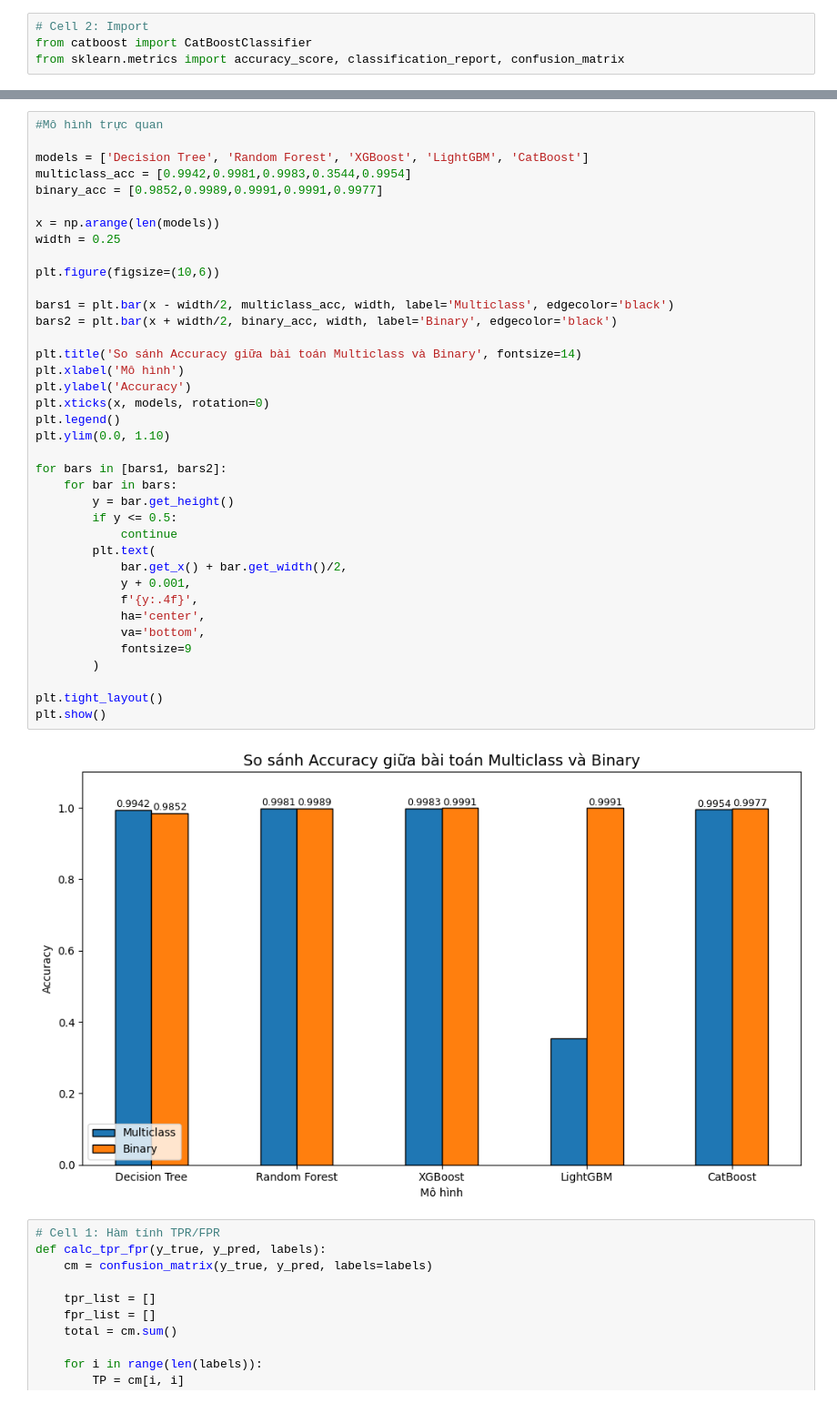
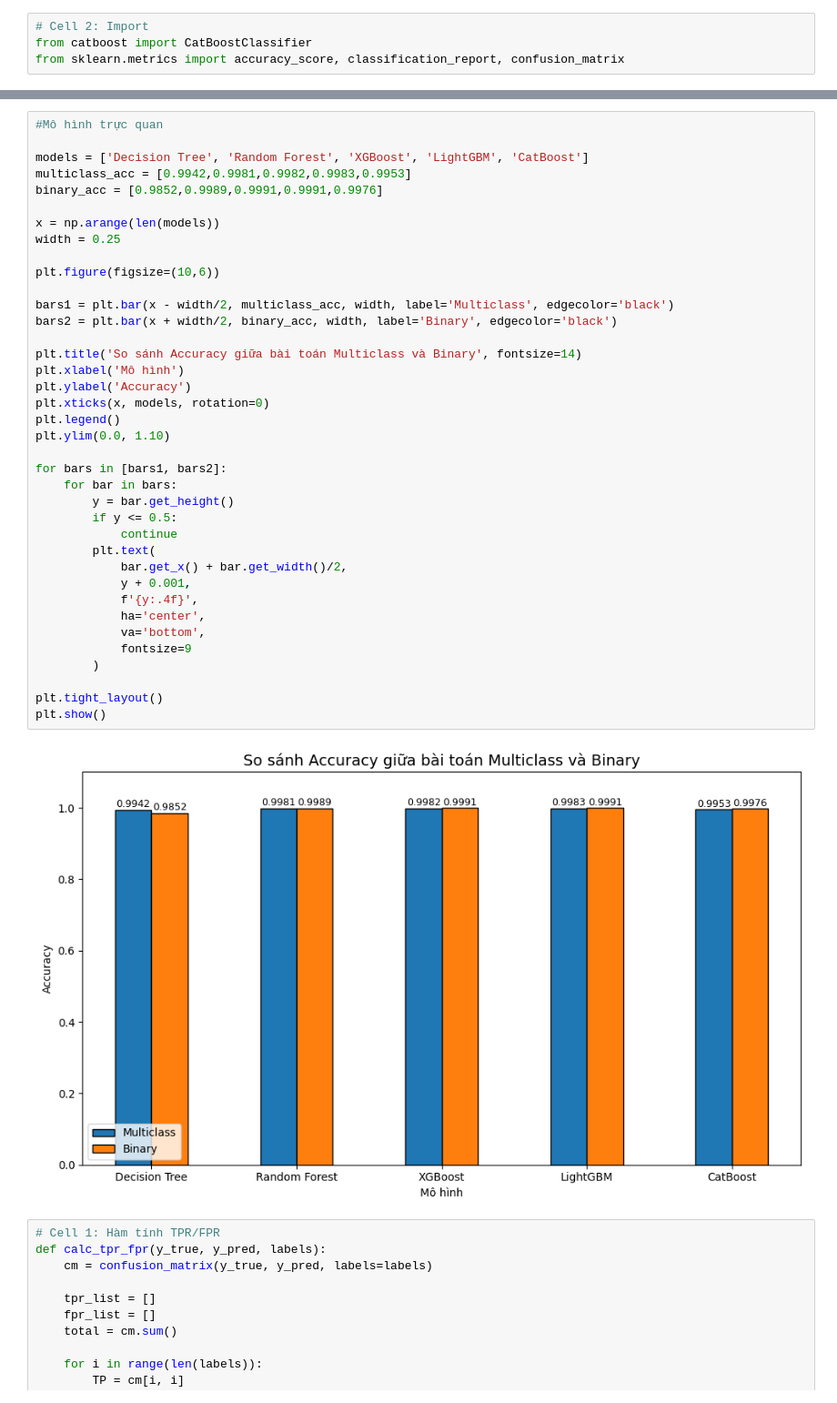
Before and after one commit to Starkid891/2254052060_PhanThinhPhat, a Jupyter notebook: kltn-2254052060-phan-th-nh-ph-t.ipynb, the cells around one changed output, grey strips where cells are left out. Shown at 91% size. Drawn from its saved outputs; the diff is of its cells as text.

```diff
--- a/kltn-2254052060-phan-th-nh-ph-t.ipynb
+++ b/kltn-2254052060-phan-th-nh-ph-t.ipynb
@@ -1216,42 +1443,42 @@ Confusion Matrix:
 #Mô hình trực quan
 
 models = ['Decision Tree', 'Random Forest', 'XGBoost', 'LightGBM', 'CatBoost']
-multiclass_acc = [0.9942,0.9981,0.9983,0.3544,0.9954]
-binary_acc = [0.9852,0.9989,0.9991,0.9991,0.9977]
+multiclass_acc = [0.9942,0.9981,0.9982,0.9983,0.9953]
+binary_acc = [0.9852,0.9989,0.9991,0.9991,0.9976]
 
 x = np.arange(len(models))
 width = 0.25
 
 plt.figure(figsize=(10,6))
 
 bars1 = plt.bar(x - width/2, multiclass_acc, width, label='Multiclass', edgecolor='black')
 bars2 = plt.bar(x + width/2, binary_acc, width, label='Binary', edgecolor='black')
 
 plt.title('So sánh Accuracy giữa bài toán Multiclass và Binary', fontsize=14)
 plt.xlabel('Mô hình')
 plt.ylabel('Accuracy')
 plt.xticks(x, models, rotation=0)
 plt.legend()
 plt.ylim(0.0, 1.10)
 
 for bars in [bars1, bars2]:
     for bar in bars:
         y = bar.get_height()
         if y <= 0.5:
             continue
         plt.text(
             bar.get_x() + bar.get_width()/2,
             y + 0.001,
             f'{y:.4f}',
             ha='center',
             va='bottom',
             fontsize=9
         )
 
 plt.tight_layout()
 plt.show()
 # %% [output]
-[figure, old version]
+[figure, new version]
 # %%
 # Cell 1: Hàm tính TPR/FPR
 def calc_tpr_fpr(y_true, y_pred, labels):
```
Also changed, not shown: parts of 16 cells of this notebook.
